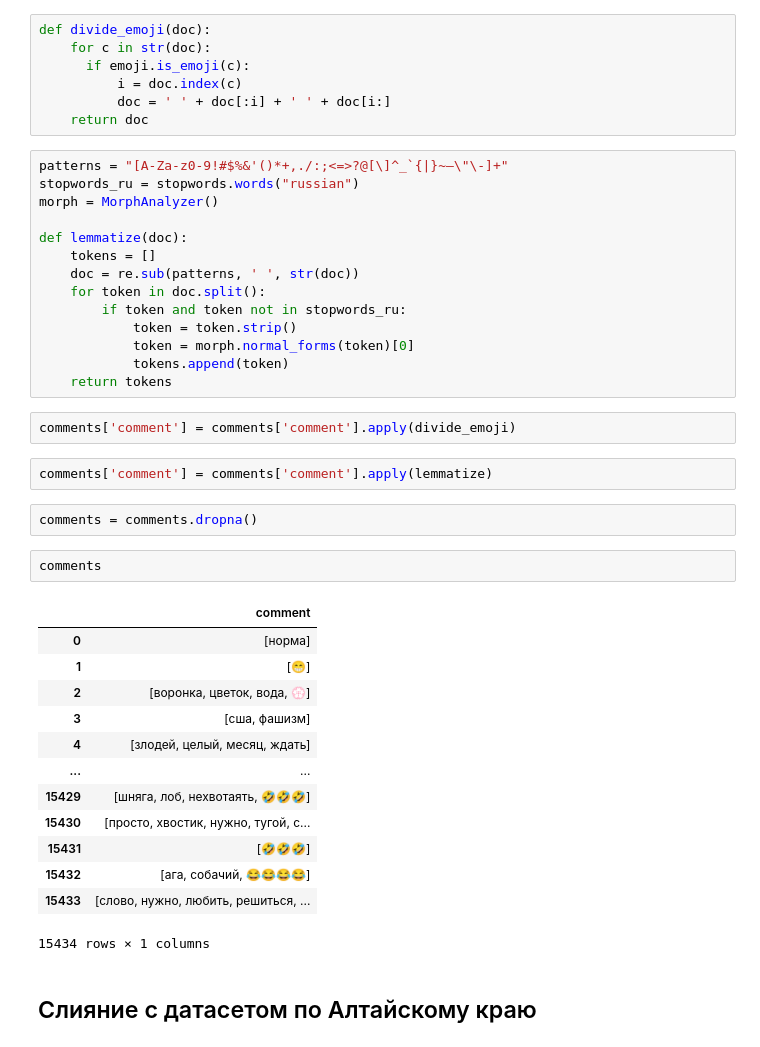
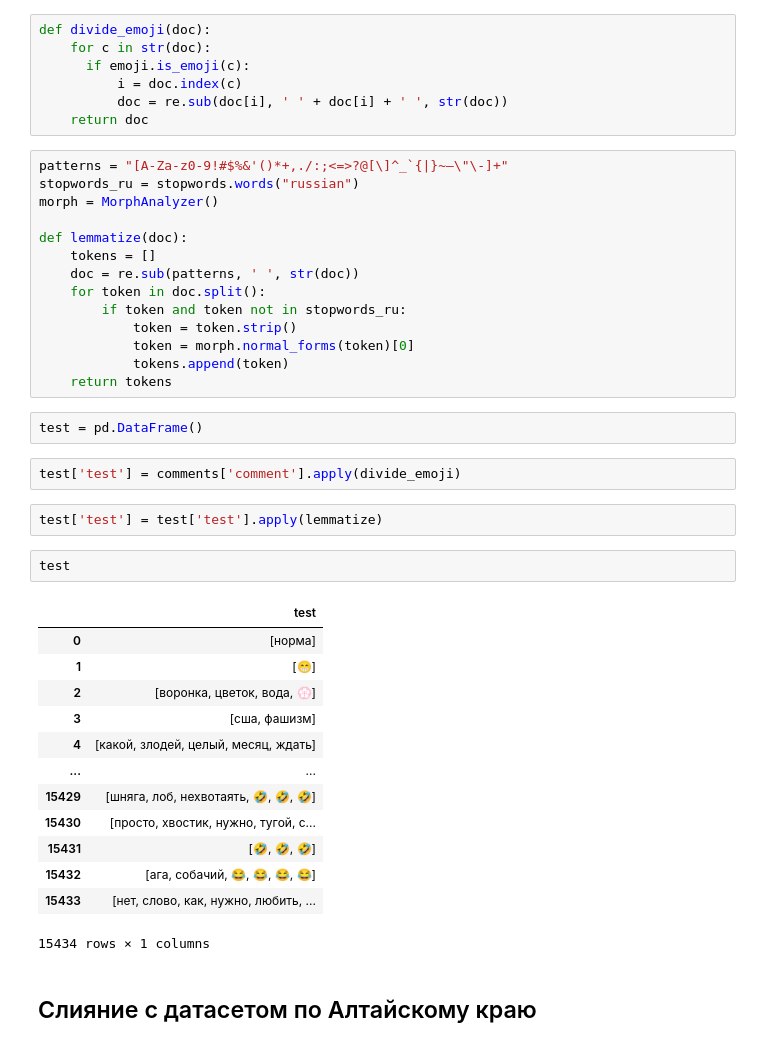
Before and after one commit to maximvscow/vk_data, a Jupyter notebook: dict.ipynb, the cells around one changed output. Saved outputs shown, nothing was run; the diff lists cells and outputs as text.

Commit message:
emoji fixed

```diff
--- a/dict.ipynb
+++ b/dict.ipynb
@@ -245,7 +245,7 @@ def divide_emoji(doc):
     for c in str(doc):
       if emoji.is_emoji(c):
           i = doc.index(c)
-          doc = ' ' + doc[:i] + ' ' + doc[i:]
+          doc = re.sub(doc[i], ' ' + doc[i] + ' ', str(doc))
     return doc
 # %%
 patterns = "[A-Za-z0-9!#$%&'()*+,./:;<=>?@[\]^_`{|}~—\"\-]+"
@@ -261,28 +261,28 @@ def lemmatize(doc):
             token = morph.normal_forms(token)[0]
             tokens.append(token)
     return tokens
+# %%
+test = pd.DataFrame()
 # %%
-comments['comment'] = comments['comment'].apply(divide_emoji)
+test['test'] = comments['comment'].apply(divide_emoji)
-# %%
-comments['comment'] = comments['comment'].apply(lemmatize)
-# %%
-comments = comments.dropna()
-# %%
-comments
-# %% [output]
-|  | comment |
-| 0 | [норма] |
-| 1 | [😁] |
-| 2 | [воронка, цветок, вода, 💮] |
-| 3 | [сша, фашизм] |
-| 4 | [злодей, целый, месяц, ждать] |
-| ... | ... |
-| 15429 | [шняга, лоб, нехвотаять, 🤣🤣🤣] |
-| 15430 | [просто, хвостик, нужно, тугой, с... |
-| 15431 | [🤣🤣🤣] |
-| 15432 | [ага, собачий, 😂😂😂😂] |
-| 15433 | [слово, нужно, любить, решиться, ... |
-15434 rows × 1 columns
+# %%
+test['test'] = test['test'].apply(lemmatize)
+# %%
+test
+# %% [output]
+|  | test |
+| 0 | [норма] |
+| 1 | [😁] |
+| 2 | [воронка, цветок, вода, 💮] |
+| 3 | [сша, фашизм] |
+| 4 | [какой, злодей, целый, месяц, ждать] |
+| ... | ... |
+| 15429 | [шняга, лоб, нехвотаять, 🤣, 🤣, 🤣] |
+| 15430 | [просто, хвостик, нужно, тугой, с... |
+| 15431 | [🤣, 🤣, 🤣] |
+| 15432 | [ага, собачий, 😂, 😂, 😂, 😂] |
+| 15433 | [нет, слово, как, нужно, любить, ... |
+15434 rows × 1 columns
 # %% [markdown]
 ## Слияние с датасетом по Алтайскому краю
 # %%
```
Also changed, not shown: parts of 6 cells of this notebook, 3 other files.
